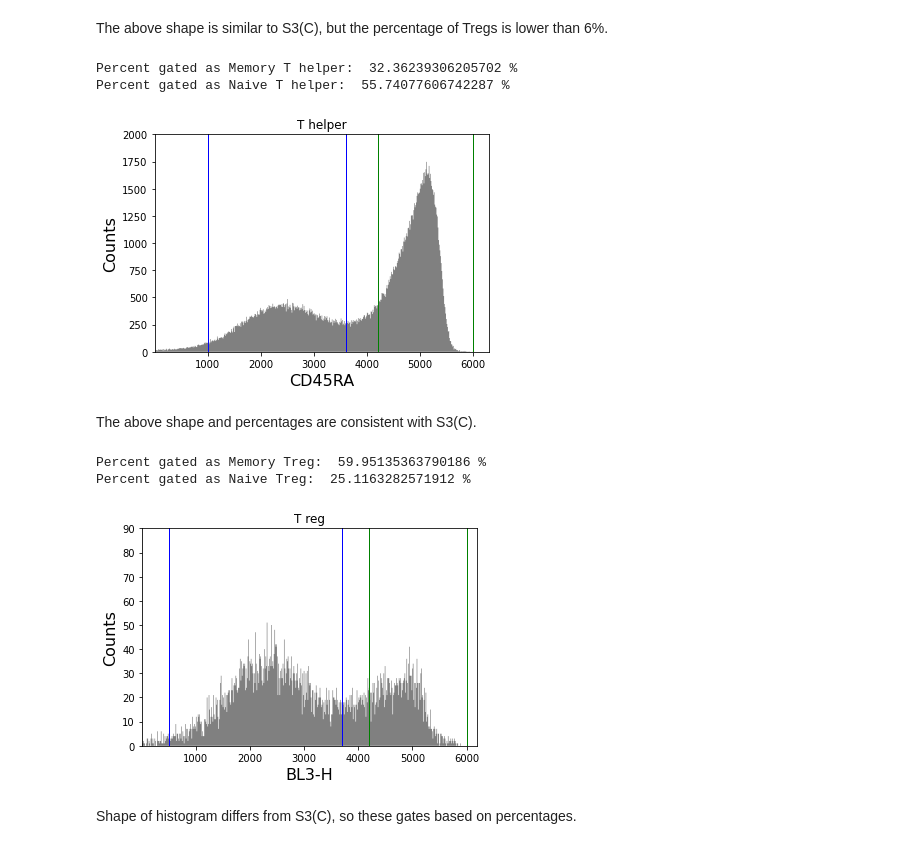
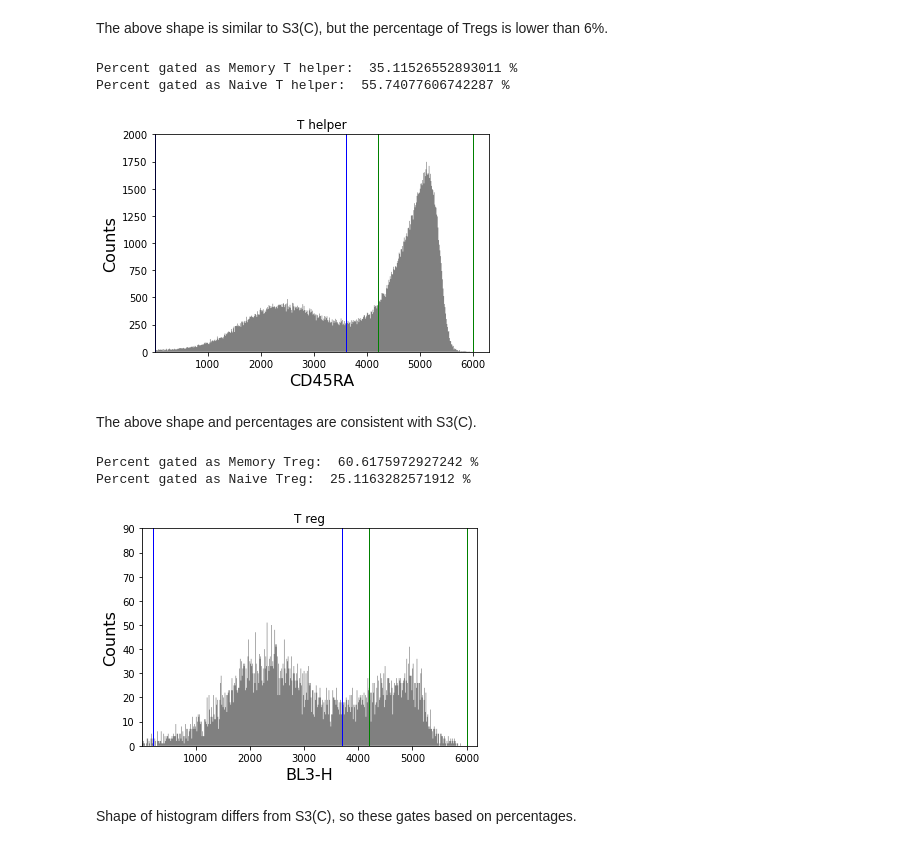
Before and after one commit to meyer-lab/gc-valent, a Jupyter notebook: ckine/Gating_w_Comp_0423_plate1.ipynb, the cells around one changed output. Saved outputs shown, nothing was run; the diff lists cells and outputs as text; code cells hidden in the pictures.

```diff
--- a/ckine/Gating_w_Comp_0423_plate1.ipynb
+++ b/ckine/Gating_w_Comp_0423_plate1.ipynb
@@ -110,23 +110,23 @@ The above shape is similar to S3(C), but the percentage of Tregs is lower than 6
 samplethelp = samplecd3cd4.gate(thelp_gate)
 sampletreg = samplecd3cd4.gate(treg_gate)
 # %%
-memthelpgate = ThresholdGate(3600.0, ['BL3-H'], region='below') & ThresholdGate(1000.0, ['BL3-H'], region='above')
+memthelpgate = ThresholdGate(3600.0, ['BL3-H'], region='below') & ThresholdGate(0.0, ['BL3-H'], region='above')
 naivethelpgate = ThresholdGate(4200.0, ['BL3-H'], region='above') & ThresholdGate(6000.0, ['BL3-H'], region='below')
 _ = samplethelp.plot(['BL3-H'], gates=[memthelpgate,naivethelpgate], bins=500)
 plt.xlabel("CD45RA")
 plt.title("T helper")
 plt.xlim(left=1)
 plt.ylim(top=2000)
 print("Percent gated as Memory T helper: ", samplethelp.gate(memthelpgate).counts/samplethelp.counts*100., "%")
 print("Percent gated as Naive T helper: ", samplethelp.gate(naivethelpgate).counts/samplethelp.counts*100., "%")
 # %% [output]
-Percent gated as Memory T helper:  32.36239306205702 %
+Percent gated as Memory T helper:  35.11526552893011 %
 Percent gated as Naive T helper:  55.74077606742287 %
-[figure, old version]
+[figure, new version]
 # %% [markdown]
 The above shape and percentages are consistent with S3(C).
 # %%
-memtreggate = ThresholdGate(3700.0, ['BL3-H'], region='below') & ThresholdGate(500.0, ['BL3-H'], region='above')
+memtreggate = ThresholdGate(3700.0, ['BL3-H'], region='below') & ThresholdGate(200.0, ['BL3-H'], region='above')
 naivetreggate = ThresholdGate(4200.0, ['BL3-H'], region='above') & ThresholdGate(6000.0, ['BL3-H'], region='below')
 _ = sampletreg.plot(['BL3-H'],gates=[memtreggate,naivetreggate], bins=500)
 plt.title("T reg")
@@ -135,9 +135,9 @@ plt.ylim(top=90)
 print("Percent gated as Memory Treg: ", sampletreg.gate(memtreggate).counts/sampletreg.counts*100., "%")
 print("Percent gated as Naive Treg: ", sampletreg.gate(naivetreggate).counts/sampletreg.counts*100., "%")
 # %% [output]
-Percent gated as Memory Treg:  59.95135363790186 %
+Percent gated as Memory Treg:  60.6175972927242 %
 Percent gated as Naive Treg:  25.1163282571912 %
-[figure, old version]
+[figure, new version]
 # %% [markdown]
 Shape of histogram differs from S3(C), so these gates based on percentages.
 # %% [markdown]
```
Also changed, not shown: 3 other files.
